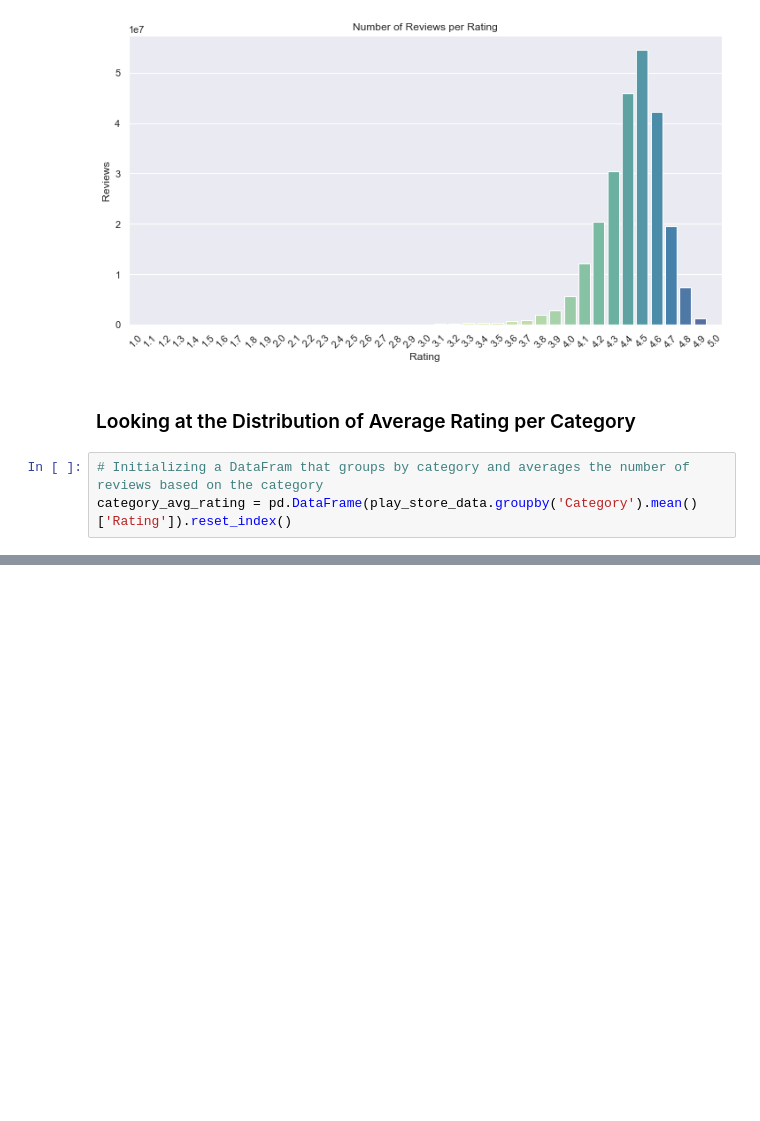
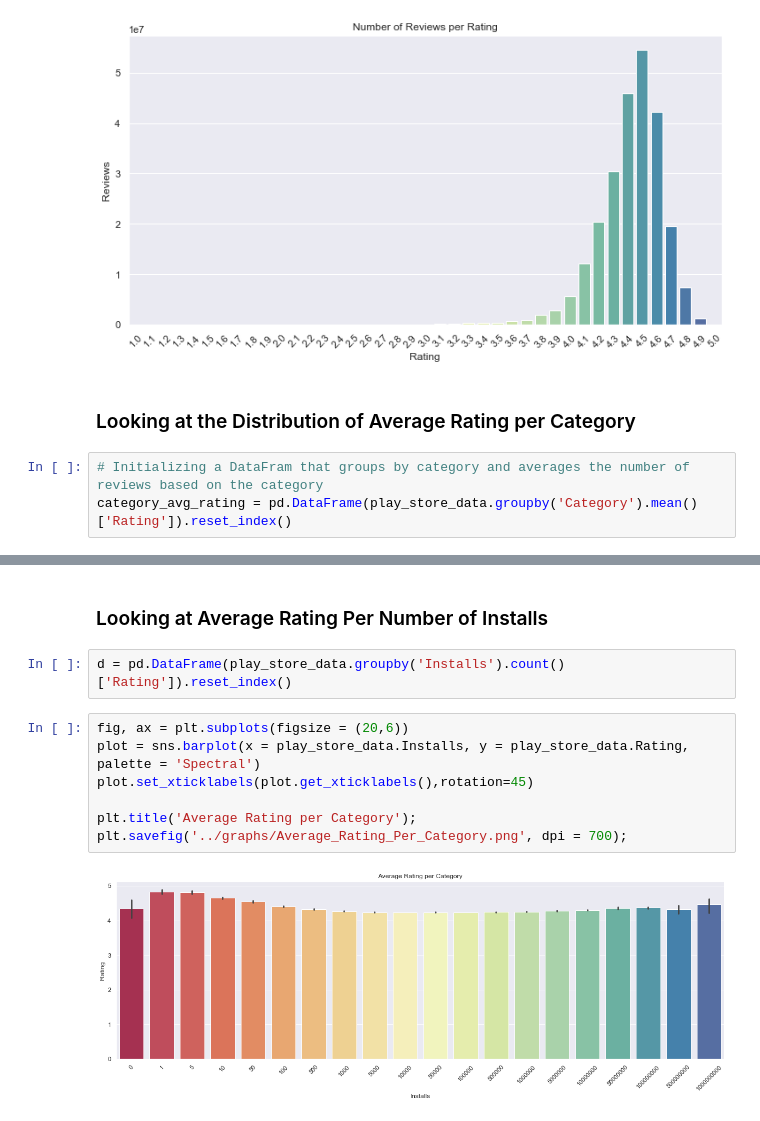
Before and after one commit to ZacharyVillarreal/Google-Play-Store-Download-Analysis, a Jupyter notebook: src/Google_Play_Store_EDA.ipynb, the cells around one changed output, grey strips where cells are left out. Cells and saved outputs as stored; diff of their text form; blank space fills up the shorter version.

```diff
--- a/src/Google_Play_Store_EDA.ipynb
+++ b/src/Google_Play_Store_EDA.ipynb
@@ -265,0 +267,13 @@ plt.savefig('../graphs/Average_Rating_Per_Category.png', dpi = 700);
+# %% [markdown]
+### Looking at Average Rating Per Number of Installs
+# %%
+d = pd.DataFrame(play_store_data.groupby('Installs').count()['Rating']).reset_index()
+# %%
+fig, ax = plt.subplots(figsize = (20,6))
+plot = sns.barplot(x = play_store_data.Installs, y = play_store_data.Rating, palette = 'Spectral')
+plot.set_xticklabels(plot.get_xticklabels(),rotation=45)
+
+plt.title('Average Rating per Category');
+plt.savefig('../graphs/Average_Rating_Per_Category.png', dpi = 700);
+# %% [output]
+[figure, added]
```
Also changed, not shown: parts of 3 cells of this notebook, 10 other files.
